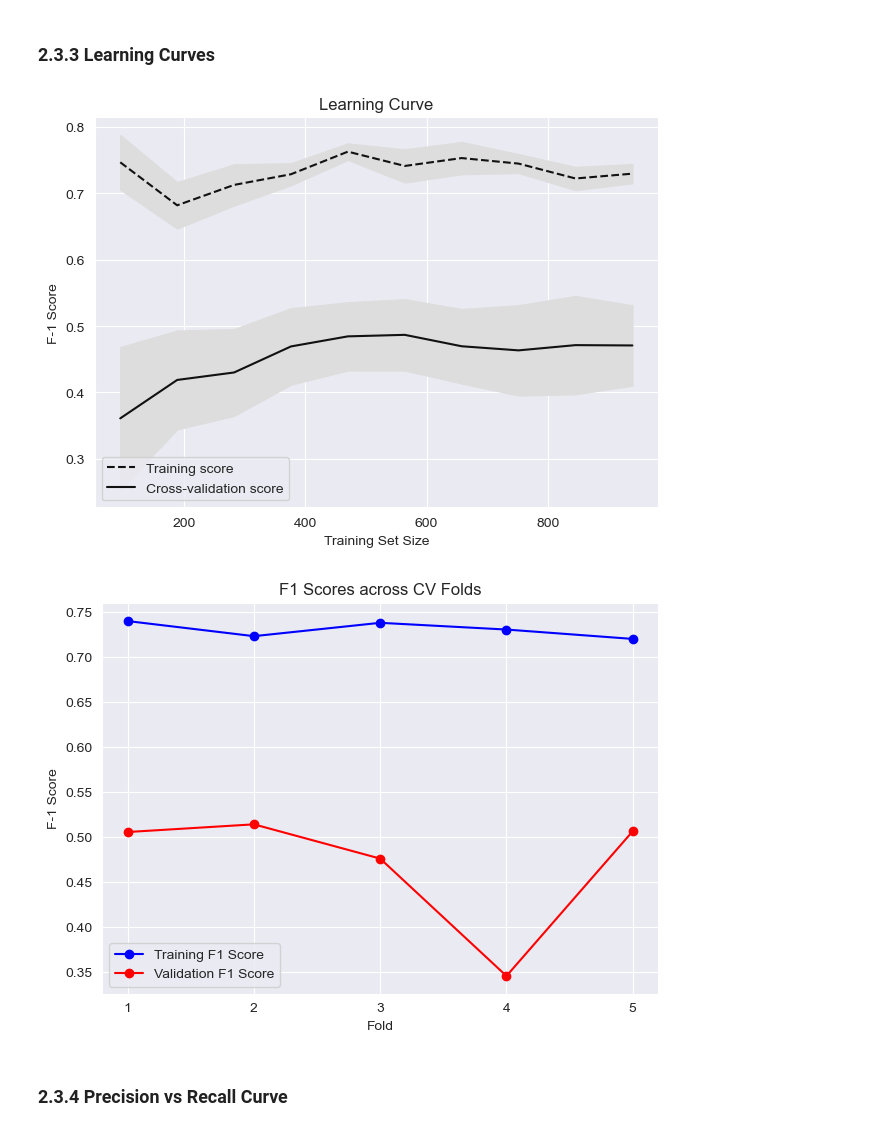
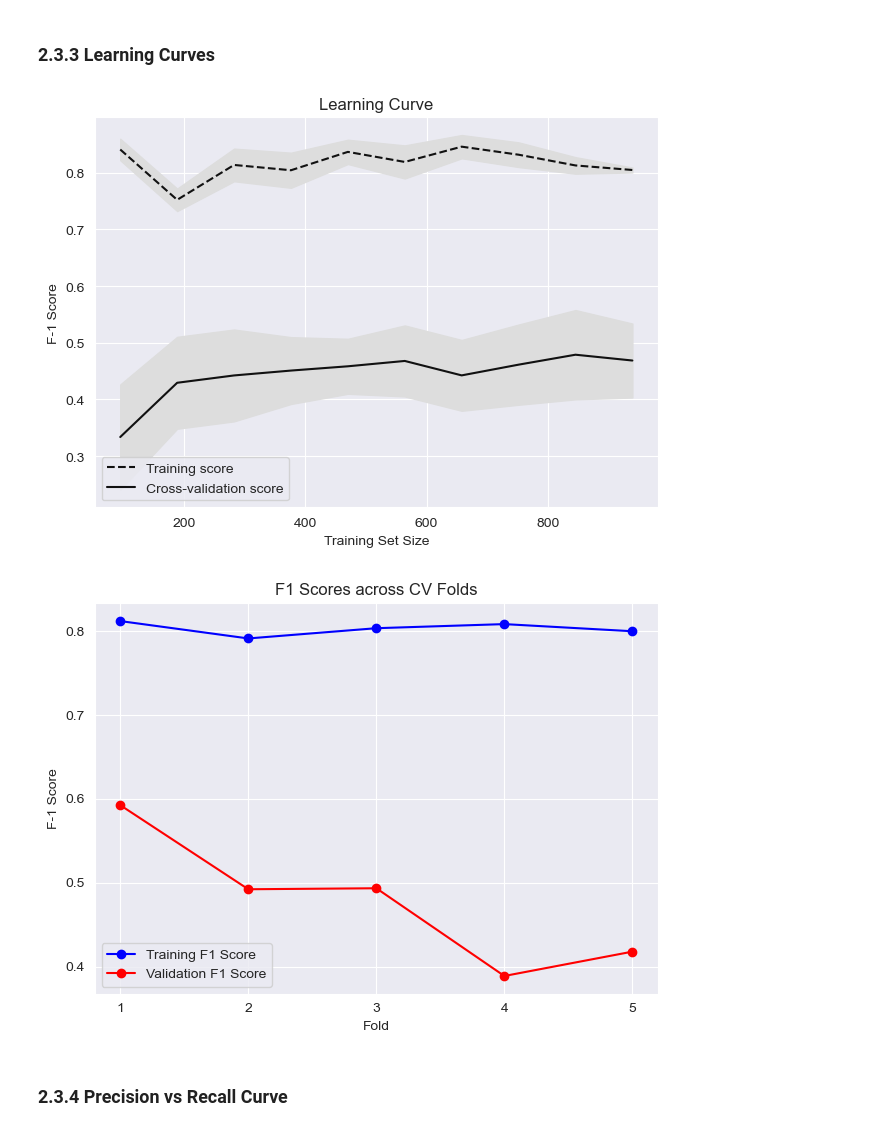
Before and after one commit to yzysnake/Data_Mining_Principles, a Jupyter notebook: Group Project/GroupProject.ipynb, the cells around one changed output. Cells and saved outputs as stored; diff of their text form; code cells hidden in the pictures.

```diff
--- a/Group Project/GroupProject.ipynb
+++ b/Group Project/GroupProject.ipynb
@@ -766,15 +764,15 @@ Test Set f-1 Score: 0.5870
 ### 2.3.3 Learning Curves
 # %%
 # Initialize the model with best parameters
-best_rf_model = RandomForestClassifier(max_depth= 10, max_leaf_nodes = 38, min_samples_leaf= 8, min_samples_split= 42, class_weight= "balanced", n_estimators=500)
+best_rf_model = RandomForestClassifier(max_depth= 27, max_leaf_nodes = 93, min_samples_leaf= 4, min_samples_split= 30, class_weight= "balanced", n_estimators=500)
 # Function to plot learning curves
 plot_learning_curves(best_rf_model, X, y, kfold)
 # %% [output]
-[figure, old version]
+[figure, new version]
 # %%
 plot_foldwise_scores(best_rf_model, X, y, kfold)
 # %% [output]
-[figure, old version]
+[figure, new version]
 # %% [markdown]
 ### 2.3.4 Precision vs Recall Curve
 # %%
```
Also changed, not shown: parts of 24 cells of this notebook.
